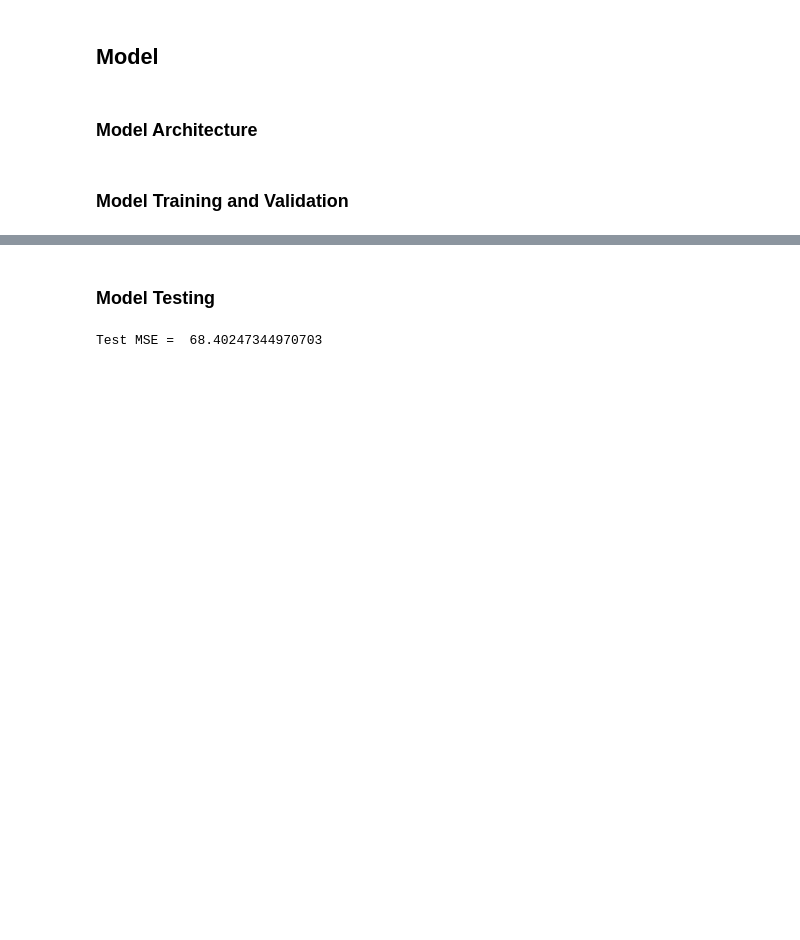
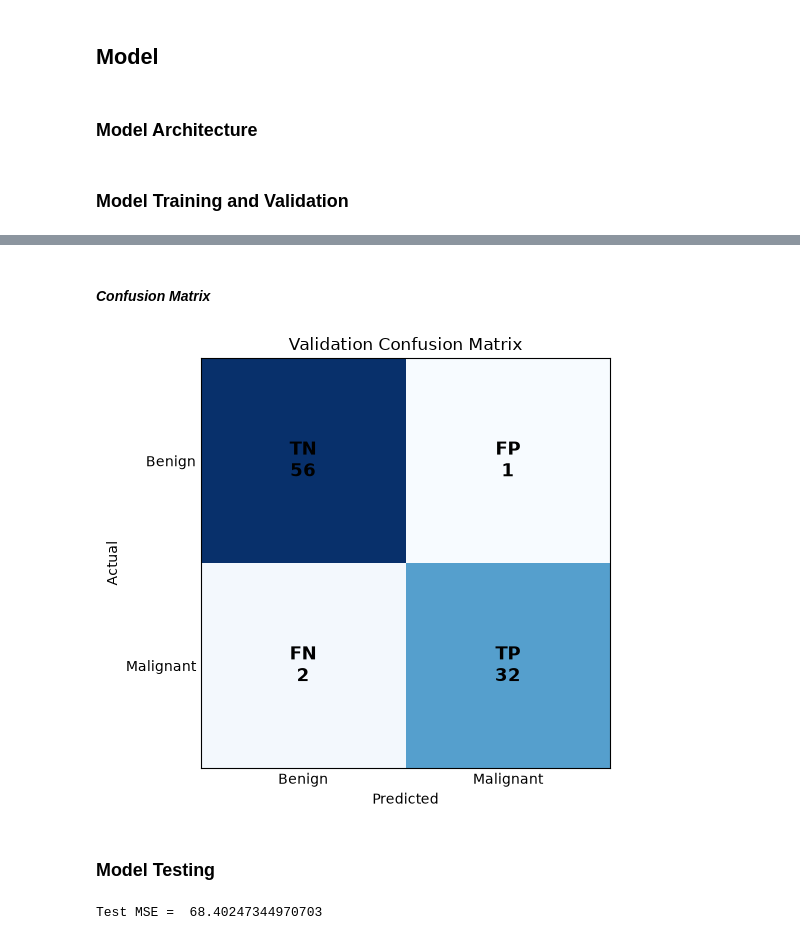
Before and after one commit to quiet-tourist/R499-ML-Research, a Jupyter notebook: logistic_regression/02_logistic_regression.ipynb, the cells around one changed output, grey strips where cells are left out. Saved outputs shown, nothing was run; the diff lists cells and outputs as text; code cells hidden in the pictures; blank space fills up the shorter version.

```diff
--- a/logistic_regression/02_logistic_regression.ipynb
+++ b/logistic_regression/02_logistic_regression.ipynb
@@ -280,3 +284,58 @@ Best epoch: 495, Best validation loss: 0.07210681587457657
+# %% [markdown]
+#### _**Confusion Matrix**_
+# %%
+# Validation Confusion Matrix
+true_positive = ((val_class == 1) & (y_val == 1)).sum().item()
+true_negative = ((val_class == 0) & (y_val == 0)).sum().item()
+false_positive = ((val_class == 1) & (y_val == 0)).sum().item()
+false_negative = ((val_class == 0) & (y_val == 1)).sum().item()
+
+confusion_matrix = [
+    [true_negative, false_positive],
+    [false_negative, true_positive]
+]
+
+# Plot
+fig, ax = plt.subplots(figsize=(6, 5))
+
+im = ax.imshow(confusion_matrix, cmap='Blues')
+
+# Axis labels
+ax.set_xticks([0, 1])
+ax.set_yticks([0, 1])
+
+ax.set_xticklabels(['Benign', 'Malignant'])
+ax.set_yticklabels(['Benign', 'Malignant'])
+
+ax.set_xlabel('Predicted')
+ax.set_ylabel('Actual')
+ax.set_title('Validation Confusion Matrix')
+
+# Cell labels
+labels = [
+    ['TN', 'FP'],
+    ['FN', 'TP']
+]
+
+for row in range(2):
+    for col in range(2):
+        ax.text(
+            col,
+            row,
+            f'{labels[row][col]}\n{confusion_matrix[row][col]}',
+            ha='center',
+            va='center',
+            fontsize=13,
+            fontweight='bold'
+        )
+
+# Remove little marks
+ax.tick_params(length=0)
+
+plt.tight_layout()
+plt.show()
+# %% [output]
+[figure, added]
 # %% [markdown]
 ### **Model Testing**
 # %%
```
Also changed, not shown: parts of 3 cells of this notebook.
